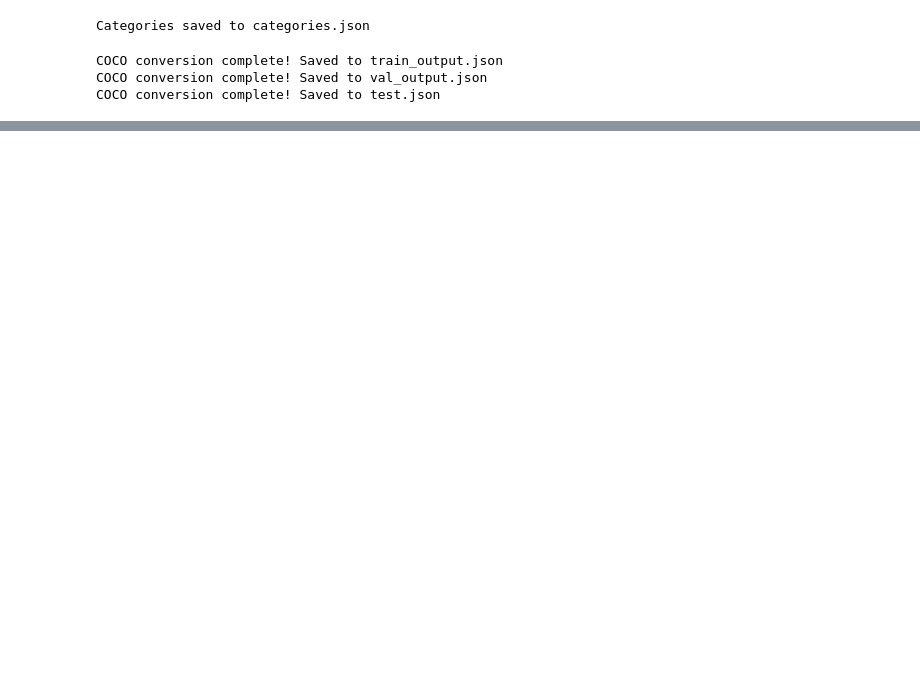
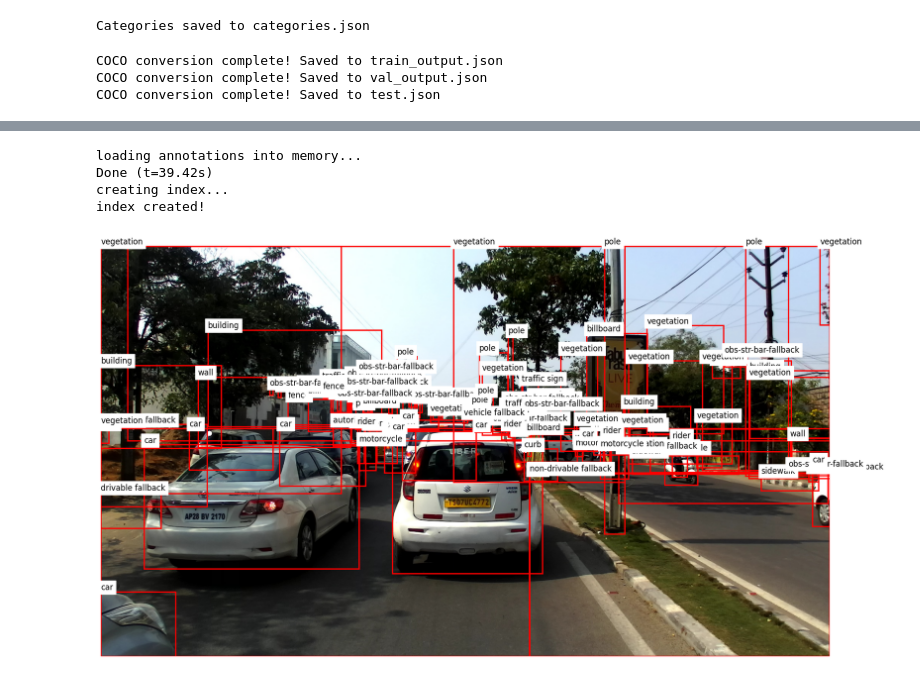
Before and after one commit to XavierPereira2003/DashCam-Analysis, a Jupyter notebook: Pre Processing the Data.ipynb, the cells around one changed output, grey strips where cells are left out. Drawn from its saved outputs; the diff is of its cells as text; code cells hidden in the pictures; blank space fills up the shorter version.

Commit message:
updated ploting and trained 50 epochs version

```diff
--- a/Pre Processing the Data.ipynb
+++ b/Pre Processing the Data.ipynb
@@ -341,0 +293,51 @@ show_coco_annotations(json.load(open('val_output.json')), image_id=1, show_bbox=
+# %%
+
+
+from pycocotools.coco import COCO
+import matplotlib.pyplot as plt
+import random
+
+
+ann_file = 'train_output.json'
+img_dir  = 'Idd20kII/leftImg8bit/train'
+
+# Initialise COCO API
+coco = COCO(ann_file)
+
+# Pick an image ID (e.g. the first one)
+img_ids = coco.getImgIds()
+img_id  = random.choice(img_ids)
+img_info = coco.loadImgs(img_id)[0]
+
+# Load image
+img_path = img_info['file_name']
+image    = plt.imread(img_path)
+
+# Display
+plt.figure(figsize=(20,20))
+plt.imshow(image)
+plt.axis('off')
+
+# Load & draw annotations
+ann_ids = coco.getAnnIds(imgIds=img_id)
+anns    = coco.loadAnns(ann_ids)
+
+for ann in anns:
+    x, y, w, h = ann['bbox']  # [x, y, width, height]
+    # draw box
+    plt.gca().add_patch(
+        plt.Rectangle((x, y), w, h,
+                      fill=False, linewidth=2, edgecolor='red')
+    )
+    # add label
+    cat_name = coco.loadCats(ann['category_id'])[0]['name']
+    plt.text(x, y-5, cat_name,
+             fontsize=12, backgroundcolor='white')
+
+plt.show()
+# %% [output]
+loading annotations into memory...
+Done (t=39.42s)
+creating index...
+index created!
+[figure, added]
```
Also changed, not shown: parts of 8 cells of this notebook, 6 other files.
